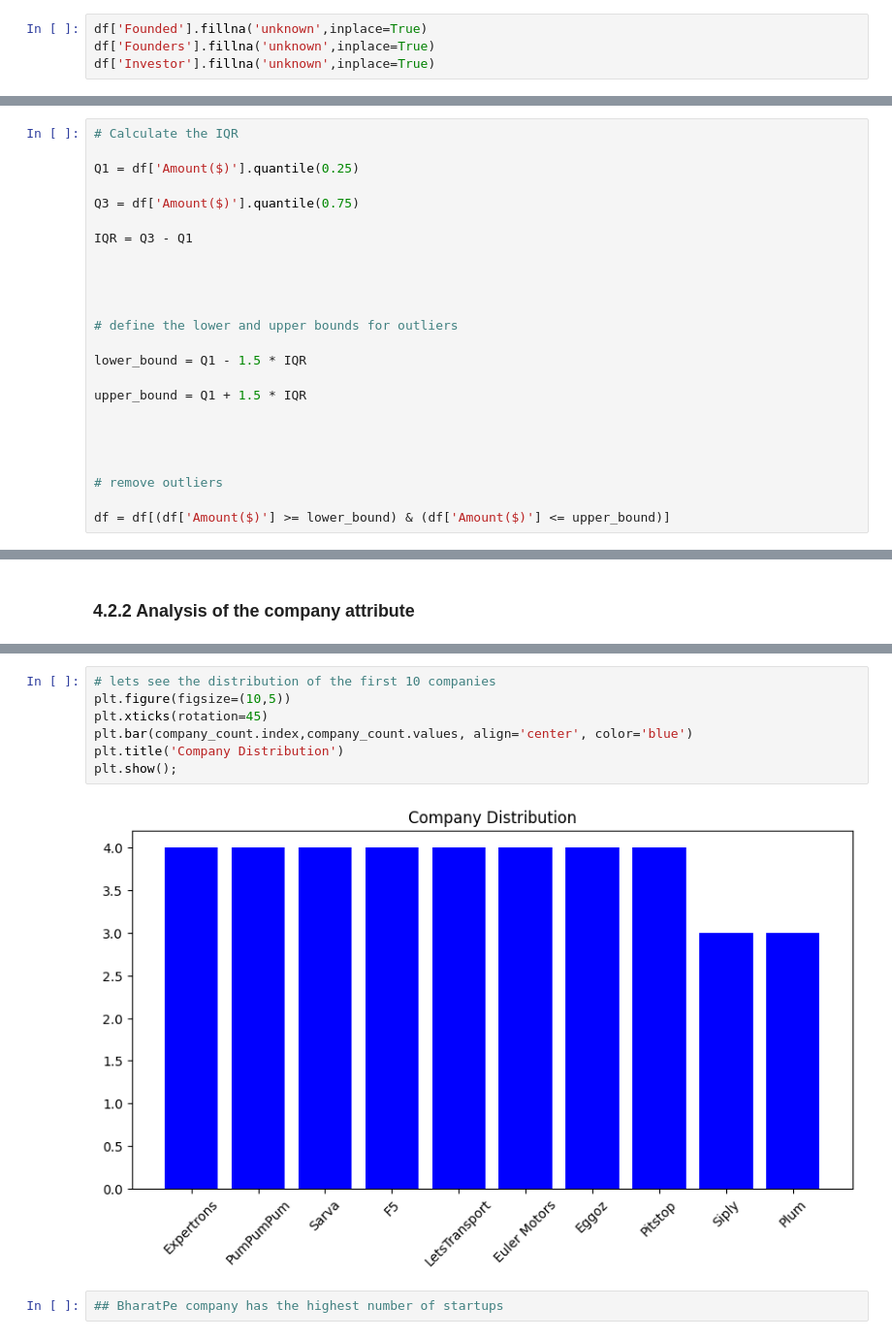
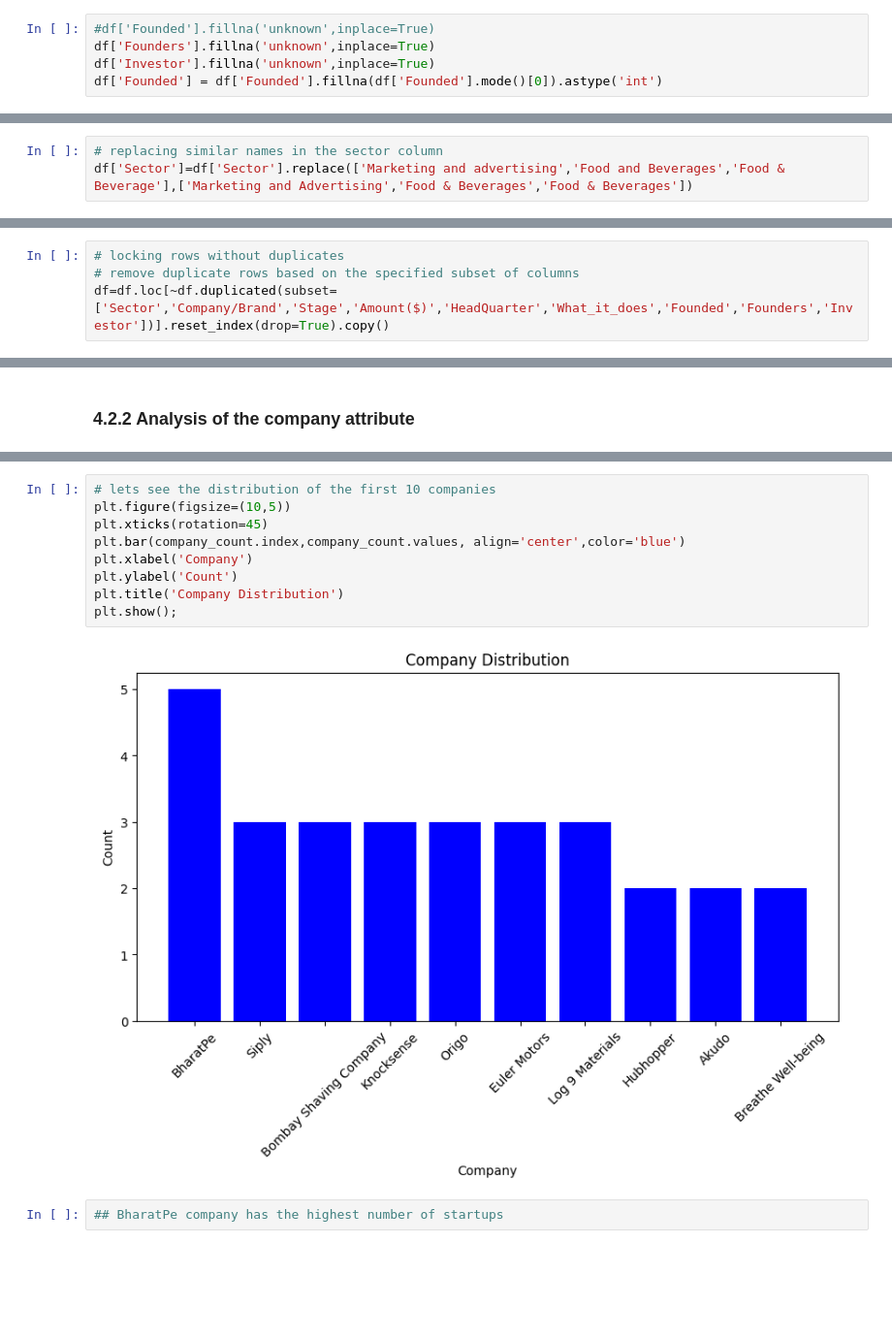
Before and after one commit to mancatha/India-startup-ecosytem-analysis, a Jupyter notebook: Notebook/merge_dataset.ipynb, the cells around one changed output, grey strips where cells are left out. Shown at 97% size. Cells and saved outputs as stored; diff of their text form; blank space fills up the shorter version.

```diff
--- a/Notebook/merge_dataset.ipynb
+++ b/Notebook/merge_dataset.ipynb
@@ -220,7 +232,8 @@ memory usage: 222.5+ KB
 # %%
-df['Founded'].fillna('unknown',inplace=True)
+#df['Founded'].fillna('unknown',inplace=True)
 df['Founders'].fillna('unknown',inplace=True)
 df['Investor'].fillna('unknown',inplace=True)
+df['Founded'] = df['Founded'].fillna(df['Founded'].mode()[0]).astype('int')
 # %%
 df.head(5)
 # %% [output]
@@ -361,3 +379,6 @@ array(['Media & Entertainment', 'Agriculture', 'Finance', 'E-commerce',
        'Sports', 'Real Estate', 'Manufacturing', 'Human Resources',
        'Health', 'Marketing and Advertising', 'Food and Beverages',
        'Accomodation', 'Food & Beverages'], dtype=object)
+# %%
+# replacing similar names in the sector column
+df['Sector']=df['Sector'].replace(['Marketing and advertising','Food and Beverages','Food & Beverage'],['Marketing and Advertising','Food & Beverages','Food & Beverages'])
@@ -393,24 +437,4 @@ array(['Seed', 'Series A', 'Angel', 'Series B', 'Pre-Seed', 'Equity',
-# %%
-# Calculate the IQR
-
-Q1 = df['Amount($)'].quantile(0.25)
-
-Q3 = df['Amount($)'].quantile(0.75)
-
-IQR = Q3 - Q1
-
-
-
-
-# define the lower and upper bounds for outliers
-
-lower_bound = Q1 - 1.5 * IQR
-
-upper_bound = Q1 + 1.5 * IQR
-
-
-
-
-# remove outliers
-
-df = df[(df['Amount($)'] >= lower_bound) & (df['Amount($)'] <= upper_bound)]
+# %%
+# locking rows without duplicates
+# remove duplicate rows based on the specified subset of columns
+df=df.loc[~df.duplicated(subset=['Sector','Company/Brand','Stage','Amount($)','HeadQuarter','What_it_does','Founded','Founders','Investor'])].reset_index(drop=True).copy()
@@ -497,12 +534,14 @@ Name: count, dtype: int64
 # %%
 # lets see the distribution of the first 10 companies
 plt.figure(figsize=(10,5))
 plt.xticks(rotation=45)
-plt.bar(company_count.index,company_count.values, align='center', color='blue')
+plt.bar(company_count.index,company_count.values, align='center',color='blue')
+plt.xlabel('Company')
+plt.ylabel('Count')
 plt.title('Company Distribution')
 plt.show();
 # %% [output]
-[figure, old version]
+[figure, new version]
 # %%
 ## BharatPe company has the highest number of startups
 # %% [markdown]
```
Also changed, not shown: parts of 82 cells of this notebook, 9 other files.
